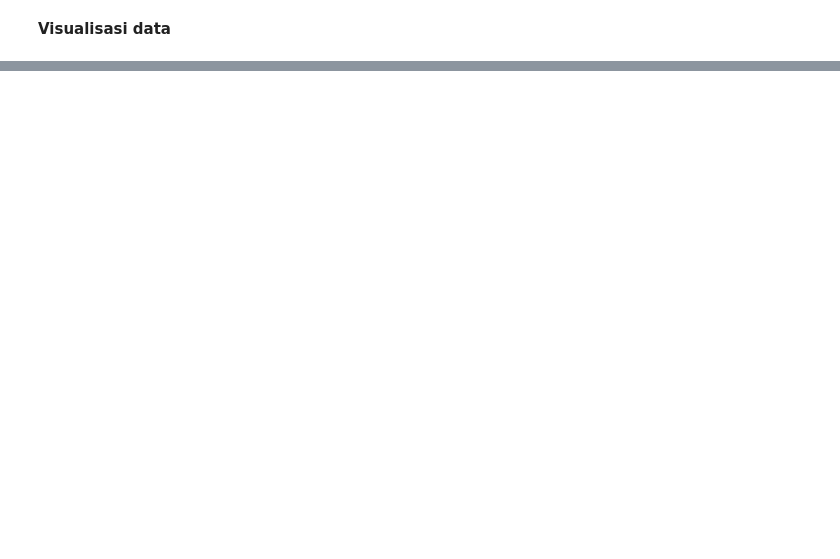
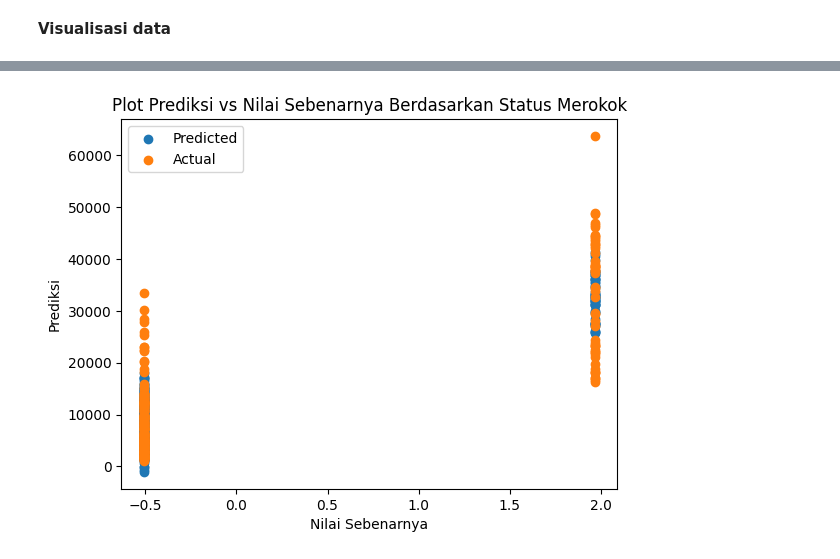
Before and after one commit to hoshigakikisame/Machine-Learning-TI-3E-2024, a Jupyter notebook: 14_Hana Sugianto/14_Hana_Sugianto_Jobsheet_3.ipynb, the cells around one changed output, grey strips where cells are left out. Cells and saved outputs as stored; diff of their text form; code cells hidden in the pictures; blank space fills up the shorter version.

```diff
--- a/14_Hana Sugianto/14_Hana_Sugianto_Jobsheet_3.ipynb
+++ b/14_Hana Sugianto/14_Hana_Sugianto_Jobsheet_3.ipynb
@@ -598,0 +661,11 @@ plt.show()
+# %%
+plt.scatter(X_test[:,0], y_pred, color='#1f77b4', label='Predicted')
+plt.scatter(X_test[:,0], y_test, color='#ff7f0e', label='Actual')
+
+plt.xlabel('Nilai Sebenarnya')
+plt.ylabel('Prediksi')
+plt.title('Plot Prediksi vs Nilai Sebenarnya Berdasarkan Status Merokok')
+plt.legend()
+plt.show()
+# %% [output]
+[figure, added]
```
Also changed, not shown: parts of 40 cells of this notebook.
